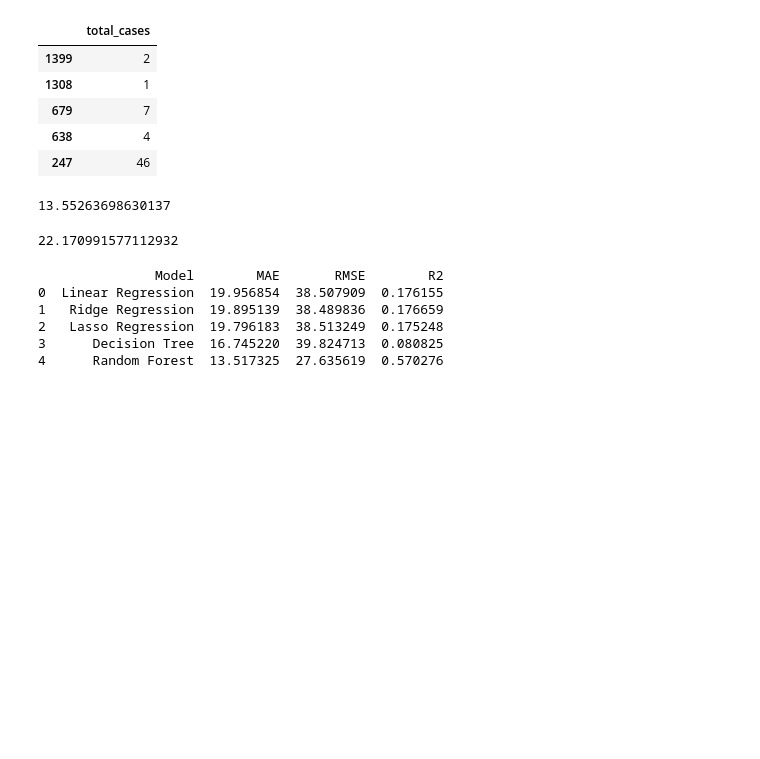
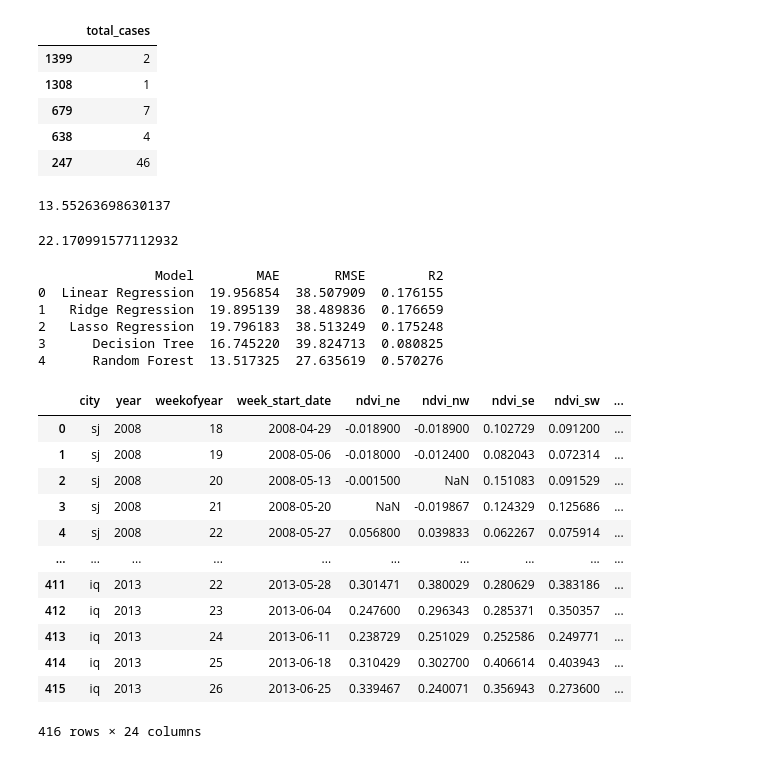
Before and after one commit to lsrodri/dsr_challenge, a Jupyter notebook: notebooks/baseline.ipynb, the cells around one changed output. Drawn from its saved outputs; the diff is of its cells as text; code cells hidden in the pictures; blank space fills up the shorter version.

```diff
--- a/notebooks/baseline.ipynb
+++ b/notebooks/baseline.ipynb
@@ -247,3 +247,22 @@ print(results_df)
 2   Lasso Regression  19.796183  38.513249  0.175248
 3      Decision Tree  16.745220  39.824713  0.080825
 4      Random Forest  13.517325  27.635619  0.570276
+# %%
+# Load the test features
+X_test_competition  = pd.read_csv('../src/data/raw/dengue_features_test.csv')
+
+X_test_competition
+# %% [output]
+|  | city | year | weekofyear | week_start_date | ndvi_ne | ndvi_nw | ndvi_se | ndvi_sw | ... |
+| 0 | sj | 2008 | 18 | 2008-04-29 | -0.018900 | -0.018900 | 0.102729 | 0.091200 | ... |
+| 1 | sj | 2008 | 19 | 2008-05-06 | -0.018000 | -0.012400 | 0.082043 | 0.072314 | ... |
+| 2 | sj | 2008 | 20 | 2008-05-13 | -0.001500 | NaN | 0.151083 | 0.091529 | ... |
+| 3 | sj | 2008 | 21 | 2008-05-20 | NaN | -0.019867 | 0.124329 | 0.125686 | ... |
+| 4 | sj | 2008 | 22 | 2008-05-27 | 0.056800 | 0.039833 | 0.062267 | 0.075914 | ... |
+| ... | ... | ... | ... | ... | ... | ... | ... | ... | ... |
+| 411 | iq | 2013 | 22 | 2013-05-28 | 0.301471 | 0.380029 | 0.280629 | 0.383186 | ... |
+| 412 | iq | 2013 | 23 | 2013-06-04 | 0.247600 | 0.296343 | 0.285371 | 0.350357 | ... |
+| 413 | iq | 2013 | 24 | 2013-06-11 | 0.238729 | 0.251029 | 0.252586 | 0.249771 | ... |
+| 414 | iq | 2013 | 25 | 2013-06-18 | 0.310429 | 0.302700 | 0.406614 | 0.403943 | ... |
+| 415 | iq | 2013 | 26 | 2013-06-25 | 0.339467 | 0.240071 | 0.356943 | 0.273600 | ... |
+416 rows × 24 columns
```
Also changed, not shown: parts of 5 cells of this notebook, 1 other file.
